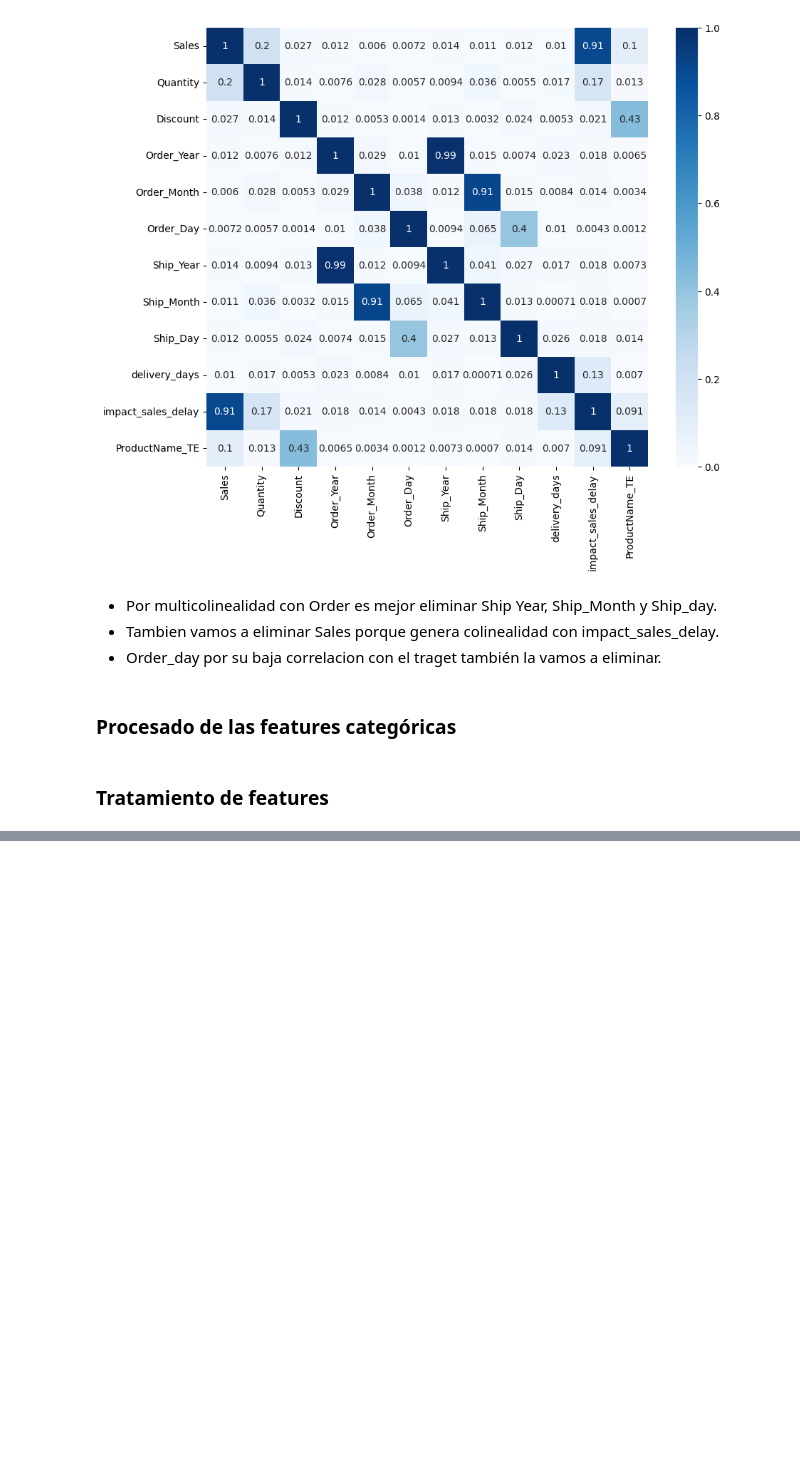
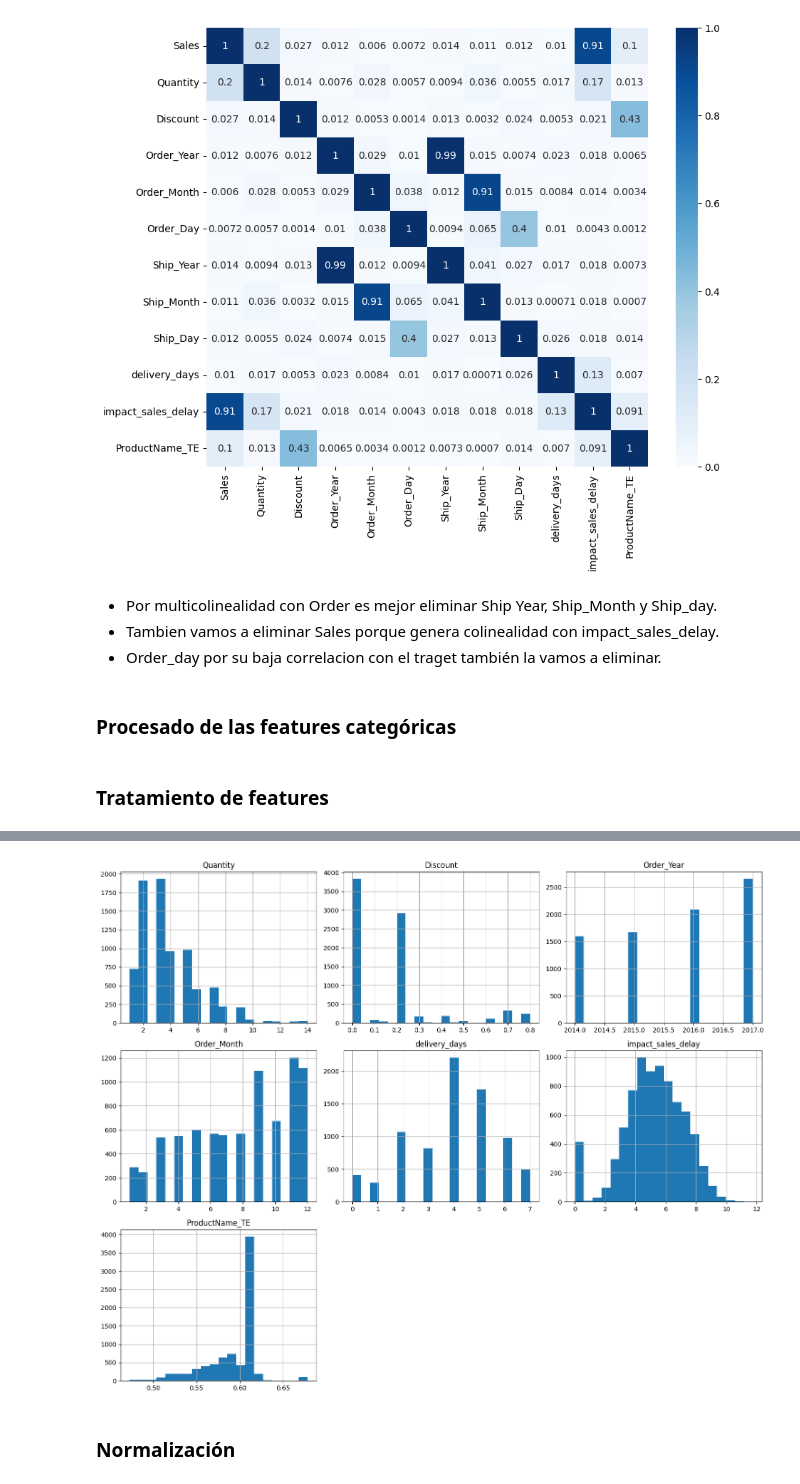
Before and after one commit to asgr29/ML_Predicci-n_Rese-as_Amazon, a Jupyter notebook: src/notebooks/notebook_sucio.ipynb, the cells around one changed output, grey strips where cells are left out. Cells and saved outputs as stored; diff of their text form; code cells hidden in the pictures; blank space fills up the shorter version.

```diff
--- a/src/notebooks/notebook_sucio.ipynb
+++ b/src/notebooks/notebook_sucio.ipynb
@@ -697,0 +709,7 @@ X_train, X_test = X_train.align(X_test, join="left", axis=1, fill_value=0)
+# %%
+X_train[features_num_finales].hist(bins=20, figsize=(15, 12))
+plt.tight_layout()
+# %% [output]
+[figure, added]
+# %% [markdown]
+### Normalización
```
Also changed, not shown: parts of 9 cells of this notebook.
